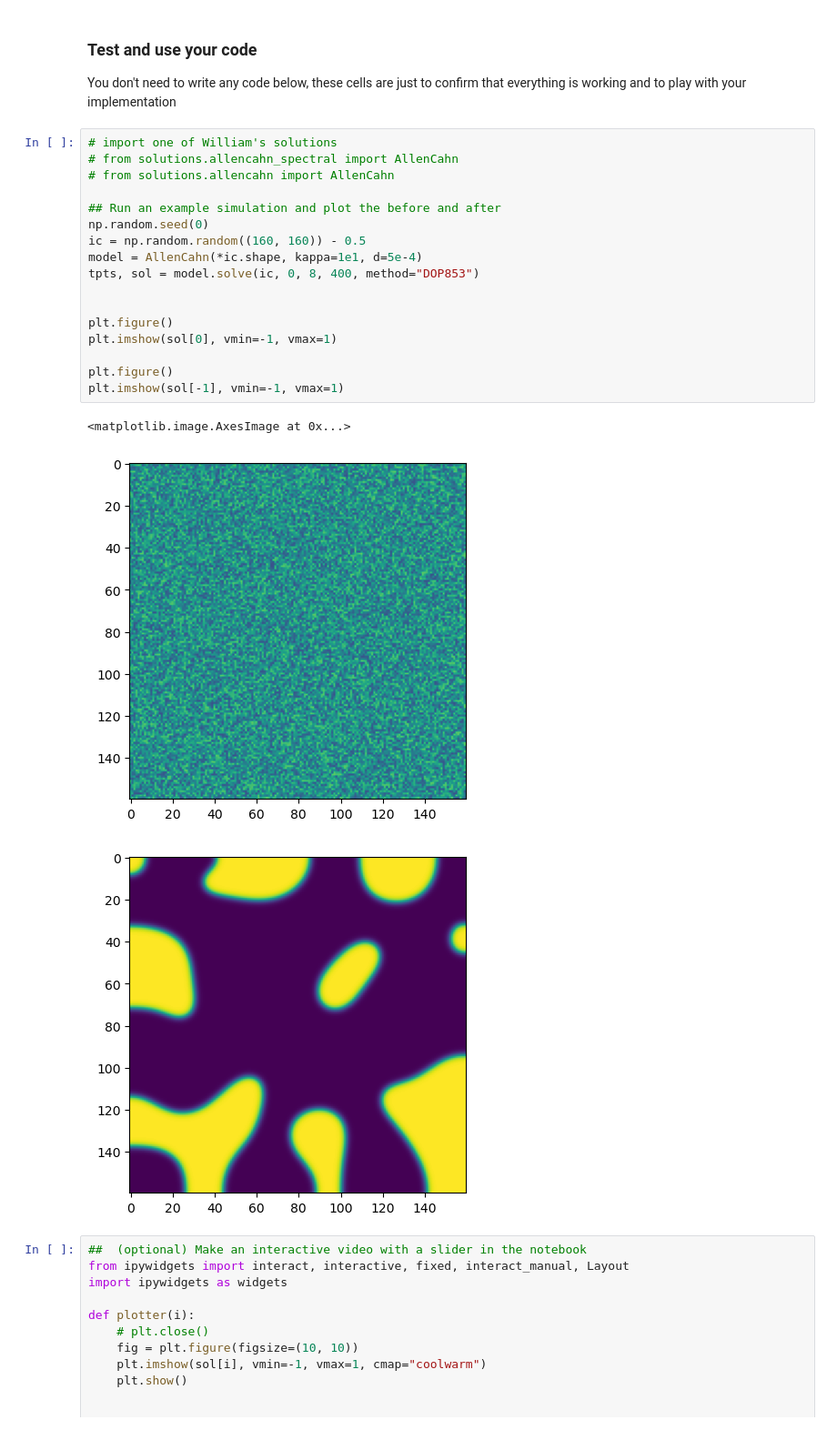
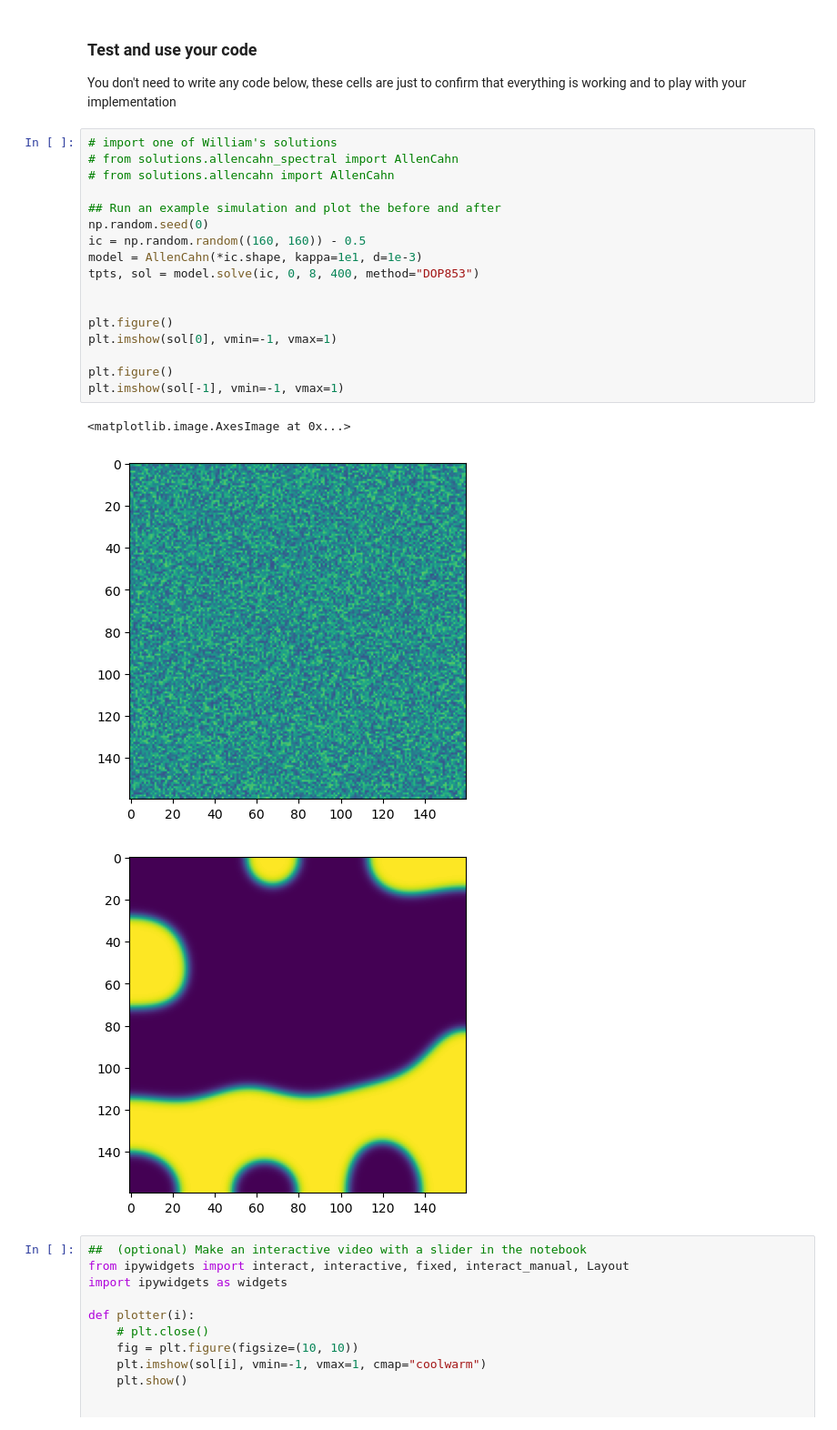
Before and after one commit to ustcer0928/cphyhw, a Jupyter notebook: Homework/pde_turing.ipynb, the cells around one changed output. Shown at 91% size. Drawn from its saved outputs; the diff is of its cells as text.

```diff
--- a/Homework/pde_turing.ipynb
+++ b/Homework/pde_turing.ipynb
@@ -157,24 +157,24 @@ You don't need to write any code below, these cells are just to confirm that eve
 # %%
 # import one of William's solutions
 # from solutions.allencahn_spectral import AllenCahn
 # from solutions.allencahn import AllenCahn
 
 ## Run an example simulation and plot the before and after
 np.random.seed(0)
 ic = np.random.random((160, 160)) - 0.5
-model = AllenCahn(*ic.shape, kappa=1e1, d=5e-4)
+model = AllenCahn(*ic.shape, kappa=1e1, d=1e-3)
 tpts, sol = model.solve(ic, 0, 8, 400, method="DOP853")
 
 
 plt.figure()
 plt.imshow(sol[0], vmin=-1, vmax=1)
 
 plt.figure()
 plt.imshow(sol[-1], vmin=-1, vmax=1)
 # %% [output]
 <matplotlib.image.AxesImage at 0x...>
 [figure]
-[figure, old version]
+[figure, new version]
 # %%
 ##  (optional) Make an interactive video with a slider in the notebook
 from ipywidgets import interact, interactive, fixed, interact_manual, Layout
```
